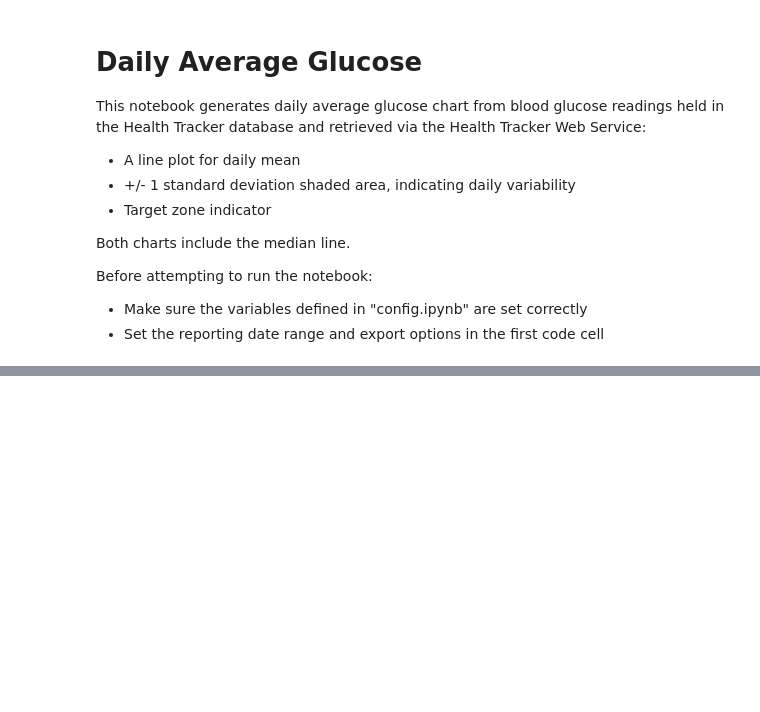
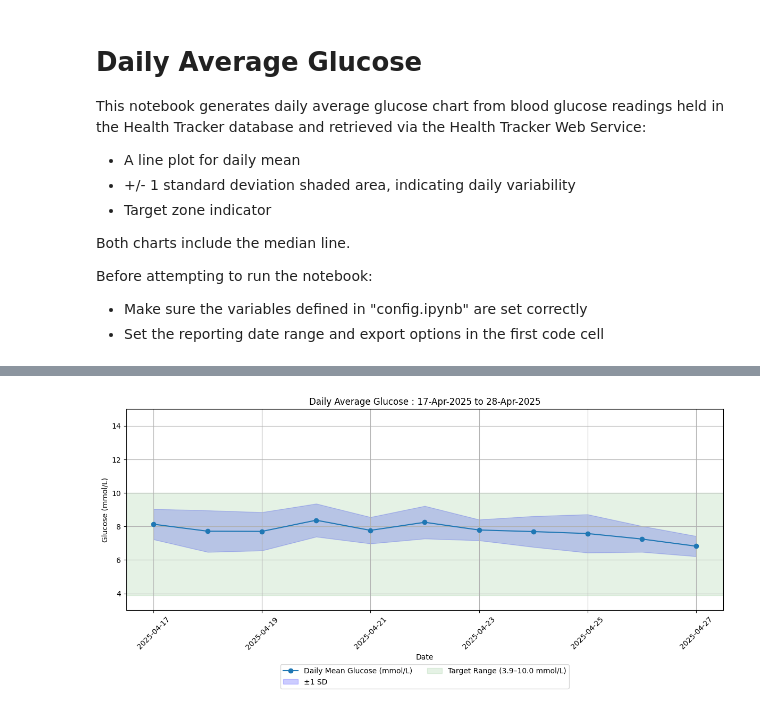
Before and after one commit to davewalker5/HealthTracker, a Jupyter notebook: reports/glucose/glucose_daily_mean.ipynb, the cells around one changed output, grey strips where cells are left out. Drawn from its saved outputs; the diff is of its cells as text; code cells hidden in the pictures; blank space fills up the shorter version.

```diff
--- a/reports/glucose/glucose_daily_mean.ipynb
+++ b/reports/glucose/glucose_daily_mean.ipynb
@@ -14,10 +14,10 @@ Before attempting to run the notebook:
 - Make sure the variables defined in "config.ipynb" are set correctly
 - Set the reporting date range and export options in the first code cell
 # %%
-from datetime import date, datetime, timedelta
+from datetime import date, timedelta
 
 # Reporting date range
-start = date(2025, 1, 1)
+start = date(2025, 4, 17)
 end = start + timedelta(days=11)
 
 # Whether to export the data to a spreadsheet
@@ -65,39 +75,41 @@ if export_spreadsheet:
 # %%
 import matplotlib.pyplot as plt
 
 # Plot setup
 plt.figure(figsize=(12, 6))
 
 # Plot daily mean glucose
-plt.plot(daily_stats['date'], daily_stats['mean'], label='Daily Mean Glucose (mmol/L)', marker='o')
+plt.plot(daily_stats["date"], daily_stats["mean"], label="Daily Mean Glucose (mmol/L)", marker="o")
 
 # Plot ±1 standard deviation as a shaded area
 plt.fill_between(
-    daily_stats['date'],
-    daily_stats['mean'] - daily_stats['std'],
-    daily_stats['mean'] + daily_stats['std'],
-    color='blue',
+    daily_stats["date"],
+    daily_stats["mean"] - daily_stats["std"],
+    daily_stats["mean"] + daily_stats["std"],
+    color="blue",
     alpha=0.2,
-    label='±1 SD'
+    label="±1 SD"
 )
 
 # Add target range band: 3.9–10.0 mmol/L
-plt.axhspan(3.9, 10.0, color='green', alpha=0.1, label='Target Range (3.9–10.0 mmol/L)')
+plt.axhspan(3.9, 10.0, color="green", alpha=0.1, label="Target Range (3.9–10.0 mmol/L)")
 
 # Formatting
-plt.title('Daily Average Glucose with Variability and Target Range')
-plt.xlabel('Date')
-plt.ylabel('Glucose (mmol/L)')
+plt.title(f"Daily Average Glucose : {start.strftime('%d-%b-%Y')} to {end.strftime('%d-%b-%Y')}")
+plt.xlabel("Date")
+plt.ylabel("Glucose (mmol/L)")
 plt.ylim(y_min, y_max)
 plt.xticks(rotation=45)
 plt.grid(True)
 
 # Legend below chart
-plt.legend(loc='upper center', bbox_to_anchor=(0.5, -0.25), ncol=2)
+plt.legend(loc="upper center", bbox_to_anchor=(0.5, -0.25), ncol=2)
 plt.tight_layout()
 
 # Export to PNG or PDF, if required
 export_chart("glucose_daily_mean", None, chart_export_format)
 
 # Show the plot
 plt.show()
+# %% [output]
+[figure, added]
```
Also changed, not shown: parts of 3 cells of this notebook, 12 other files.
